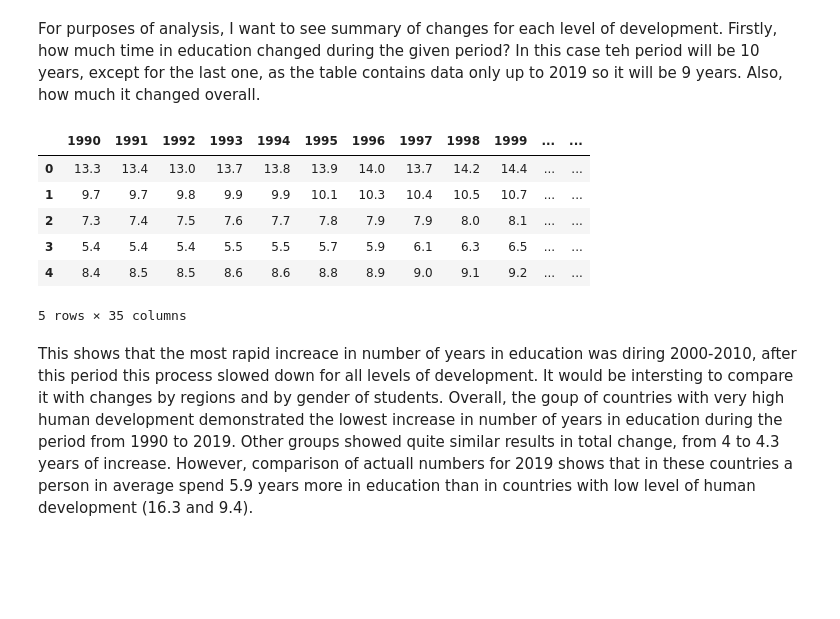
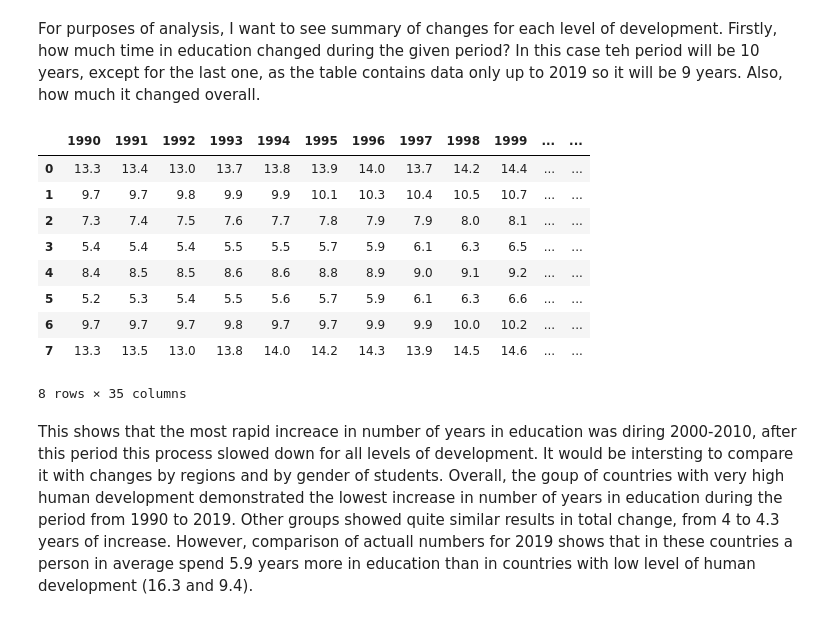
Before and after one commit to mara-ber/programing_for_data, a Jupyter notebook: project - education.ipynb, the cells around one changed output. Cells and saved outputs as stored; diff of their text form; code cells hidden in the pictures; blank space fills up the shorter version.

```diff
--- a/project - education.ipynb
+++ b/project - education.ipynb
@@ -120,0 +121,4 @@ To work with data it should be converted to numeric type, which will allow to pe
+# %%
+schooling_development_2 = years_of_schooling[206:209]
+schooling_development_2.reset_index(drop=True, inplace=True)
+display(schooling_development_2)
@@ -120,0 +131,4 @@ To work with data it should be converted to numeric type, which will allow to pe
+# %%
+schooling_dev = pd.concat([schooling_development, schooling_development_2])
+schooling_dev.reset_index(drop=True, inplace=True)
+display(schooling_dev)
@@ -121,8 +148,8 @@ To work with data it should be converted to numeric type, which will allow to pe
 # %%
-schooling_development_2 = pd.concat([pd.DataFrame([pd.to_numeric(schooling_development[e],errors='coerce') \
-                               for e in schooling_development.columns if e not in ['Country']]).T,\
-                 schooling_development[['Country']]],axis=1)
+schooling_dev_2 = pd.concat([pd.DataFrame([pd.to_numeric(schooling_dev[e],errors='coerce') \
+                               for e in schooling_dev.columns if e not in ['Country']]).T,\
+                 schooling_dev[['Country']]],axis=1)
 
-schooling_development_2.info()
+schooling_dev_2.info()
 # %% [output]
 <class 'pandas.core.frame.DataFrame'>
@@ -165,28 +193,31 @@ For purposes of analysis, I want to see summary of changes for each level of dev
 # %%
 def change(df, x, y, name):
     n = df[y] - df[x]
     df[name] = n
 
-change(schooling_development_2, '1990', '2000', 'change 1990-2000')
-change(schooling_development_2, '2000', '2010', 'change 2000-2010')
-change(schooling_development_2, '2010', '2019', 'change 2010-2019')
+change(schooling_dev_2, '1990', '2000', 'change 1990-2000')
+change(schooling_dev_2, '2000', '2010', 'change 2000-2010')
+change(schooling_dev_2, '2010', '2019', 'change 2010-2019')
 
 def total(df, x, y, z):
     s = x + y + z
     df['total'] = s
 
-total(schooling_development_2, schooling_development_2['change 1990-2000'],
-      schooling_development_2['change 2000-2010'],
-      schooling_development_2['change 2010-2019'])
-display(schooling_development_2)
+total(schooling_dev_2, schooling_dev_2['change 1990-2000'],
+      schooling_dev_2['change 2000-2010'],
+      schooling_dev_2['change 2010-2019'])
+display(schooling_dev_2)
 # %% [output]
 |  | 1990 | 1991 | 1992 | 1993 | 1994 | 1995 | 1996 | 1997 | 1998 | 1999 | ... | ... |
 | 0 | 13.3 | 13.4 | 13.0 | 13.7 | 13.8 | 13.9 | 14.0 | 13.7 | 14.2 | 14.4 | ... | ... |
 | 1 | 9.7 | 9.7 | 9.8 | 9.9 | 9.9 | 10.1 | 10.3 | 10.4 | 10.5 | 10.7 | ... | ... |
 | 2 | 7.3 | 7.4 | 7.5 | 7.6 | 7.7 | 7.8 | 7.9 | 7.9 | 8.0 | 8.1 | ... | ... |
 | 3 | 5.4 | 5.4 | 5.4 | 5.5 | 5.5 | 5.7 | 5.9 | 6.1 | 6.3 | 6.5 | ... | ... |
 | 4 | 8.4 | 8.5 | 8.5 | 8.6 | 8.6 | 8.8 | 8.9 | 9.0 | 9.1 | 9.2 | ... | ... |
+| 5 | 5.2 | 5.3 | 5.4 | 5.5 | 5.6 | 5.7 | 5.9 | 6.1 | 6.3 | 6.6 | ... | ... |
+| 6 | 9.7 | 9.7 | 9.7 | 9.8 | 9.7 | 9.7 | 9.9 | 9.9 | 10.0 | 10.2 | ... | ... |
+| 7 | 13.3 | 13.5 | 13.0 | 13.8 | 14.0 | 14.2 | 14.3 | 13.9 | 14.5 | 14.6 | ... | ... |
-5 rows × 35 columns
+8 rows × 35 columns
 # %% [markdown]
 This shows that the most rapid increace in number of years in education was diring 2000-2010, after this period this process slowed down for all levels of development. It would be intersting to compare it with changes by regions and by gender of students.
 Overall, the goup of countries with very high human development demonstrated the lowest increase in number of years in education during the period from 1990 to 2019. Other groups showed quite similar results in total change, from 4 to 4.3 years of increase. However, comparison of actuall numbers for 2019 shows that in these countries a person in average spend 5.9 years more in education than in countries with low level of human development (16.3 and 9.4).
```
Also changed, not shown: parts of 26 cells of this notebook.
